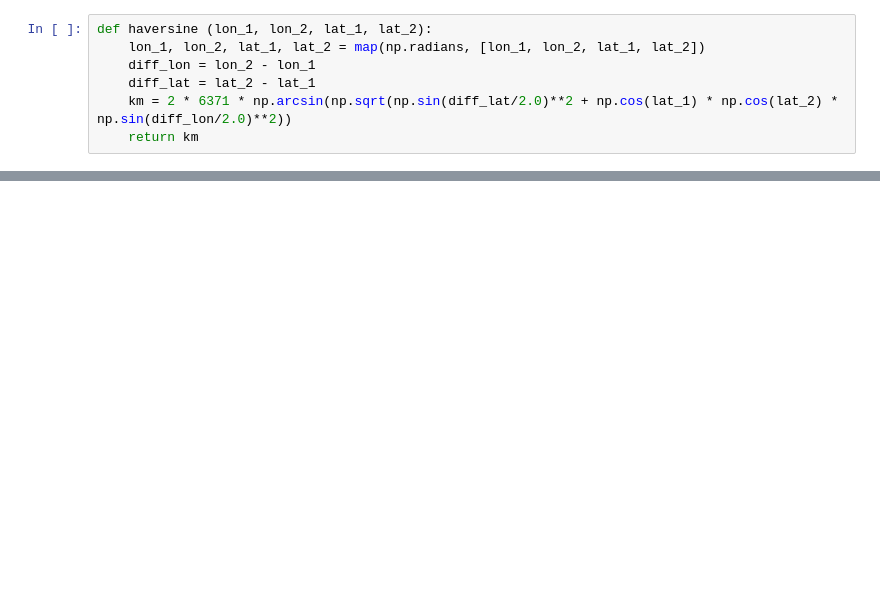
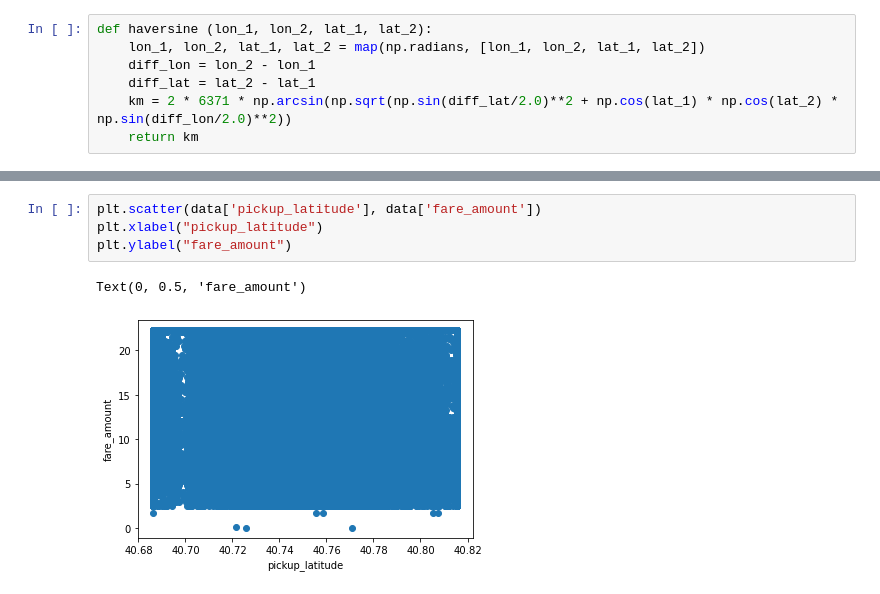
Before and after one commit to SumedhaZaware/Machine-Learning-SPPU-2019-Pattern, a Jupyter notebook: Assignment-1/Assignment-1.ipynb, the cells around one changed output, grey strips where cells are left out. Cells and saved outputs as stored; diff of their text form; blank space fills up the shorter version.

```diff
--- a/Assignment-1/Assignment-1.ipynb
+++ b/Assignment-1/Assignment-1.ipynb
@@ -363,0 +394,7 @@ rf.score(X_test, y_test)
+# %%
+plt.scatter(data['pickup_latitude'], data['fare_amount'])
+plt.xlabel("pickup_latitude")
+plt.ylabel("fare_amount")
+# %% [output]
+Text(0, 0.5, 'fare_amount')
+[figure, added]
```
Also changed, not shown: parts of 109 cells of this notebook.
